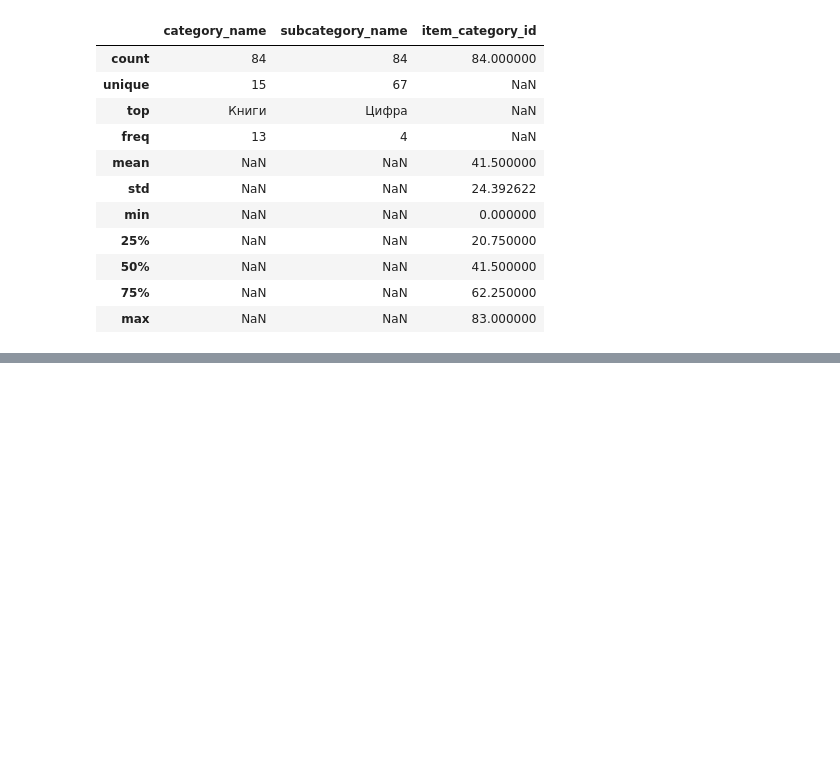
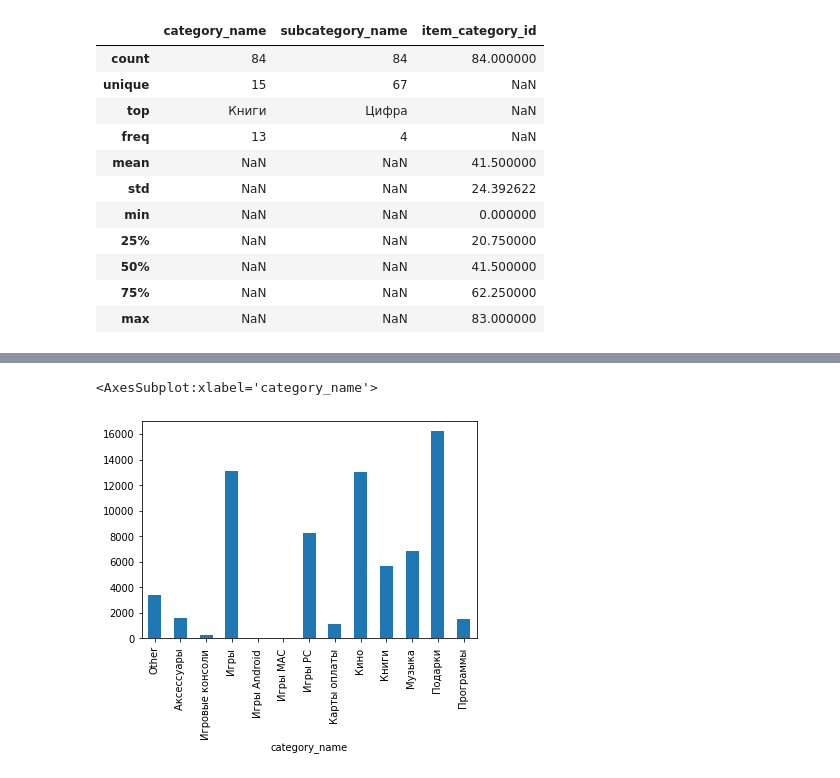
Before and after one commit to caioaao/hse-aml-final-project, a Jupyter notebook: notebooks/02-EDA.ipynb, the cells around one changed output, grey strips where cells are left out. Saved outputs shown, nothing was run; the diff lists cells and outputs as text; code cells hidden in the pictures; blank space fills up the shorter version.

```diff
--- a/notebooks/02-EDA.ipynb
+++ b/notebooks/02-EDA.ipynb
@@ -169,0 +209,5 @@ item_categories2.describe(include='all')
+# %%
+df_train.groupby(by='category_name')['item_cnt_month'].sum().plot.bar()
+# %% [output]
+<AxesSubplot:xlabel='category_name'>
+[figure, added]
```
Also changed, not shown: parts of 11 cells of this notebook.
